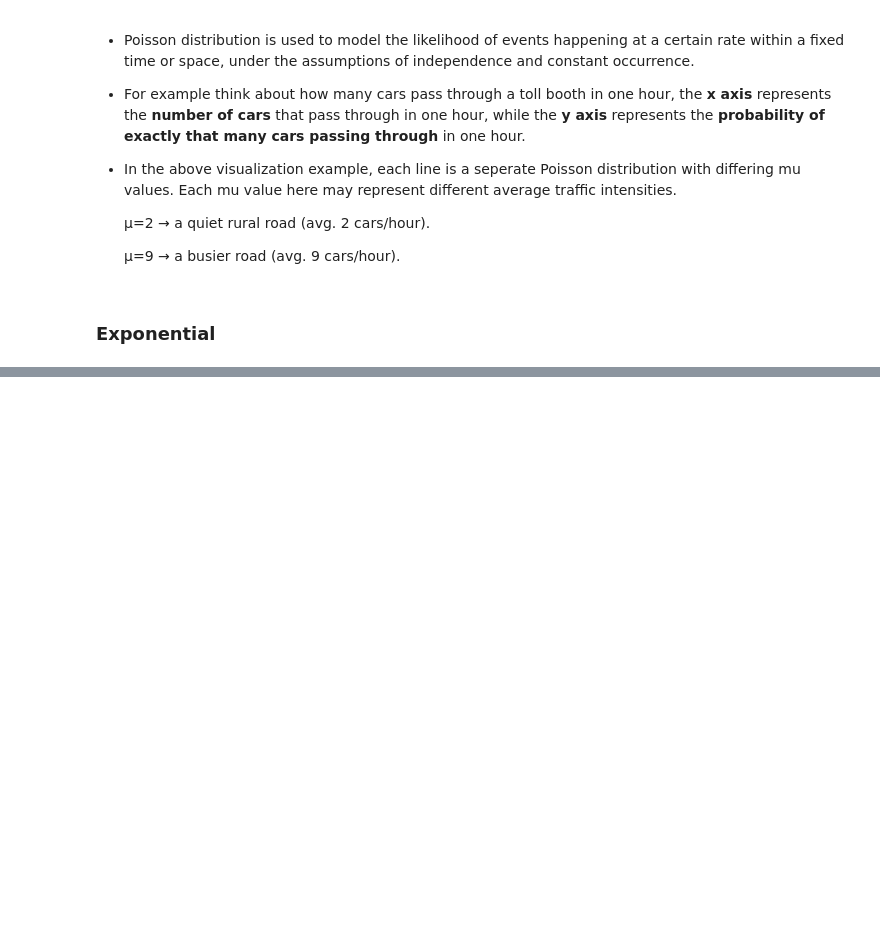
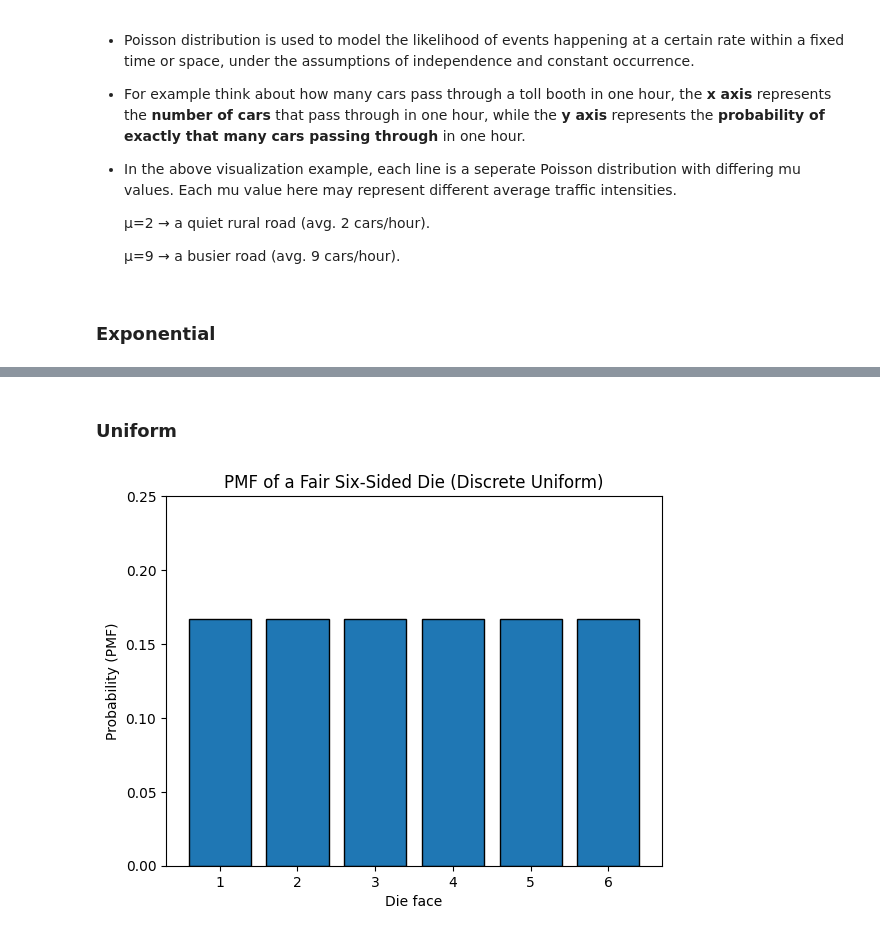
Before and after one commit to zanemilo/pre-ms-bioinfo, a Jupyter notebook: examples/stats/Distributions_Examples.ipynb, the cells around one changed output, grey strips where cells are left out. Drawn from its saved outputs; the diff is of its cells as text; code cells hidden in the pictures; blank space fills up the shorter version.

```diff
--- a/examples/stats/Distributions_Examples.ipynb
+++ b/examples/stats/Distributions_Examples.ipynb
@@ -217,0 +214,21 @@ plt.hist(data, bins=32, density=True, color='pink')
+# %% [markdown]
+### **Uniform**
+# %%
+from scipy.stats import randint
+
+# Discrete uniform over {1,...,6}
+rv = randint(low=1, high=7)  # support is [1, 7) → {1,2,3,4,5,6}
+x = np.arange(1, 7)
+pmf = rv.pmf(x)
+
+
+
+plt.bar(x, pmf, width=0.8, edgecolor='k')
+plt.xticks(x)
+plt.xlabel("Die face")
+plt.ylabel("Probability (PMF)")
+plt.title("PMF of a Fair Six-Sided Die (Discrete Uniform)")
+plt.ylim(0, 0.25)
+plt.show()
+# %% [output]
+[figure, added]
```
Also changed, not shown: parts of 9 cells of this notebook, 1 other file.
